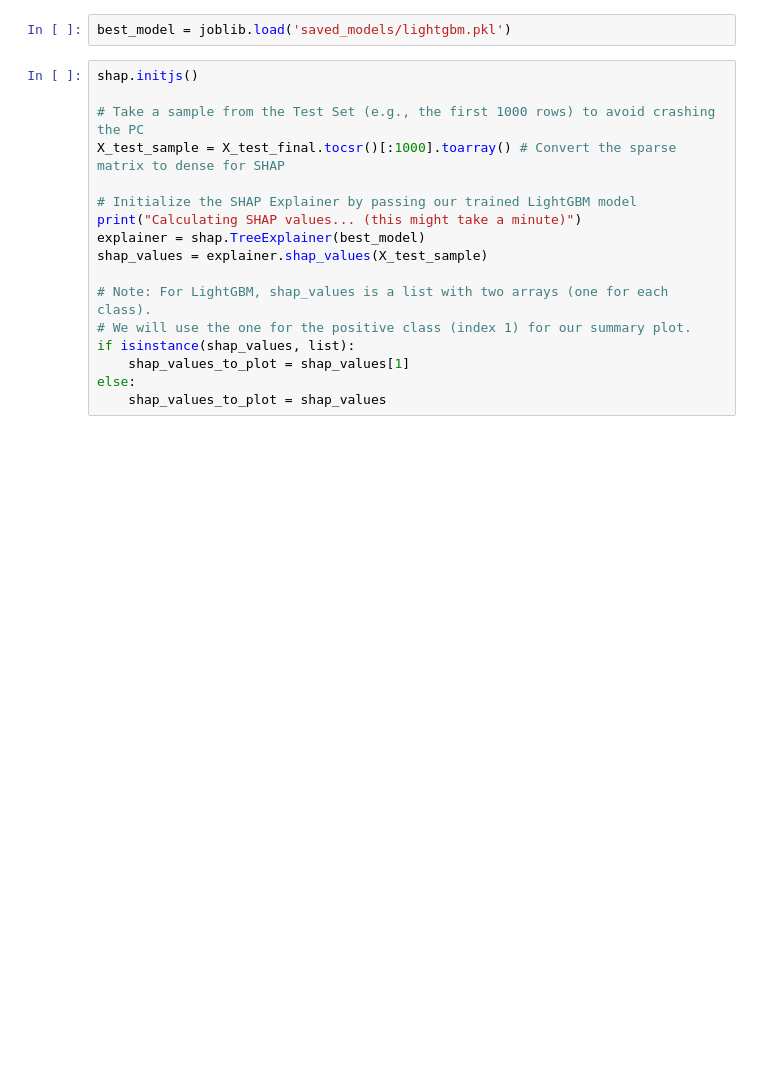
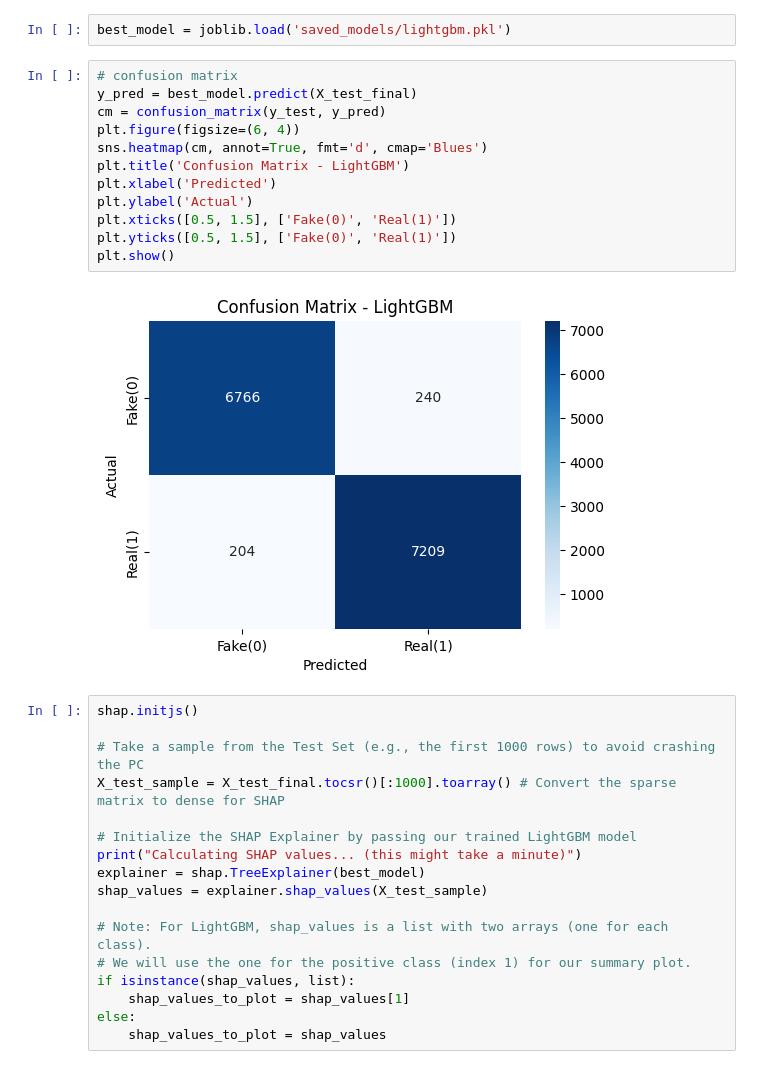
Before and after one commit to jackomazi/data-mining-and-machine-learning-project, a Jupyter notebook: fake_news_analysis_final.ipynb, the cells around one changed output. Saved outputs shown, nothing was run; the diff lists cells and outputs as text; blank space fills up the shorter version.

```diff
--- a/fake_news_analysis_final.ipynb
+++ b/fake_news_analysis_final.ipynb
@@ -657,6 +714,20 @@ print(f"Number of feature extracted: {len(all_feature_names)}") # Should be 1000
 Number of feature extracted: 10005
 # %%
 best_model = joblib.load('saved_models/lightgbm.pkl')
+# %%
+# confusion matrix
+y_pred = best_model.predict(X_test_final)
+cm = confusion_matrix(y_test, y_pred)
+plt.figure(figsize=(6, 4))
+sns.heatmap(cm, annot=True, fmt='d', cmap='Blues')
+plt.title('Confusion Matrix - LightGBM')
+plt.xlabel('Predicted')
+plt.ylabel('Actual')
+plt.xticks([0.5, 1.5], ['Fake(0)', 'Real(1)'])
+plt.yticks([0.5, 1.5], ['Fake(0)', 'Real(1)'])
+plt.show()
+# %% [output]
+[figure, added]
 # %%
 shap.initjs()
 
```
Also changed, not shown: parts of 2 cells of this notebook.
